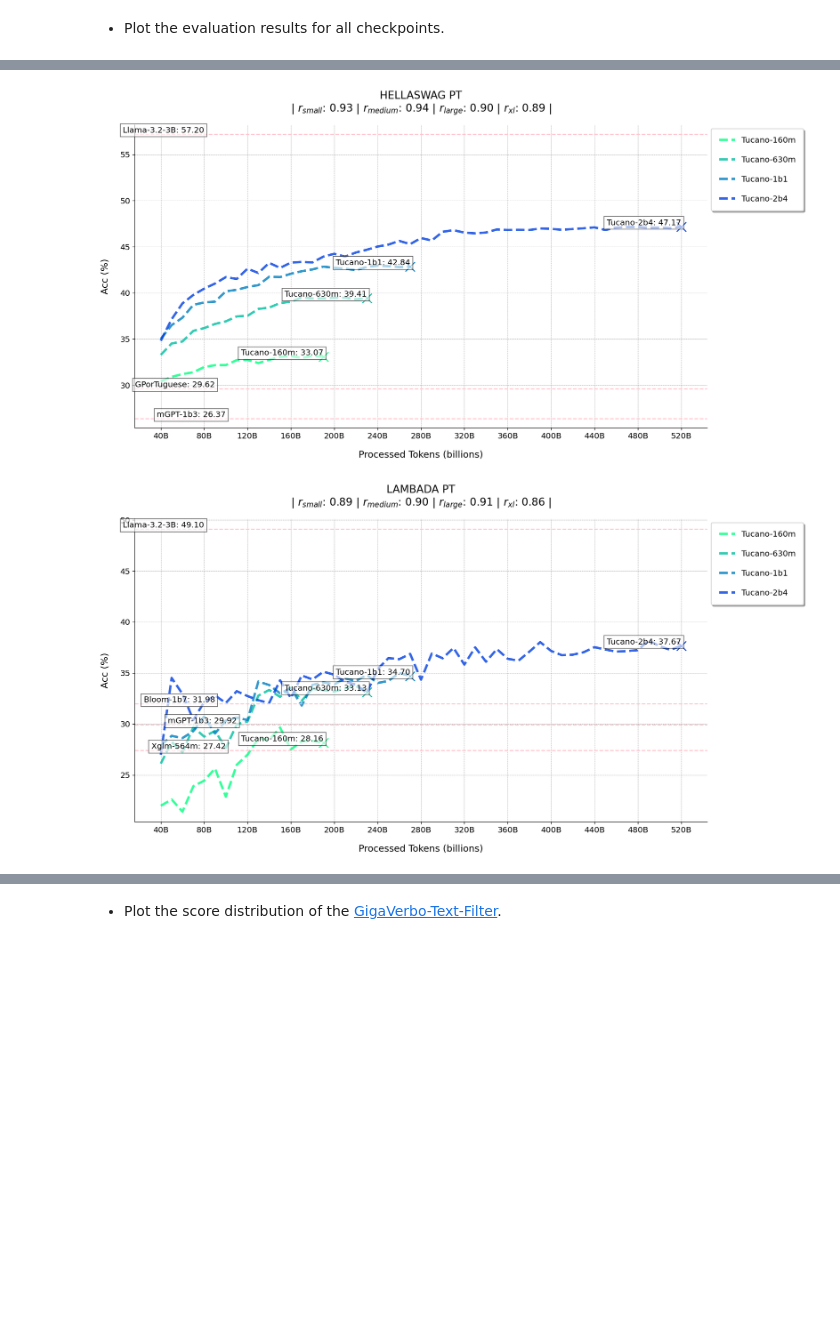
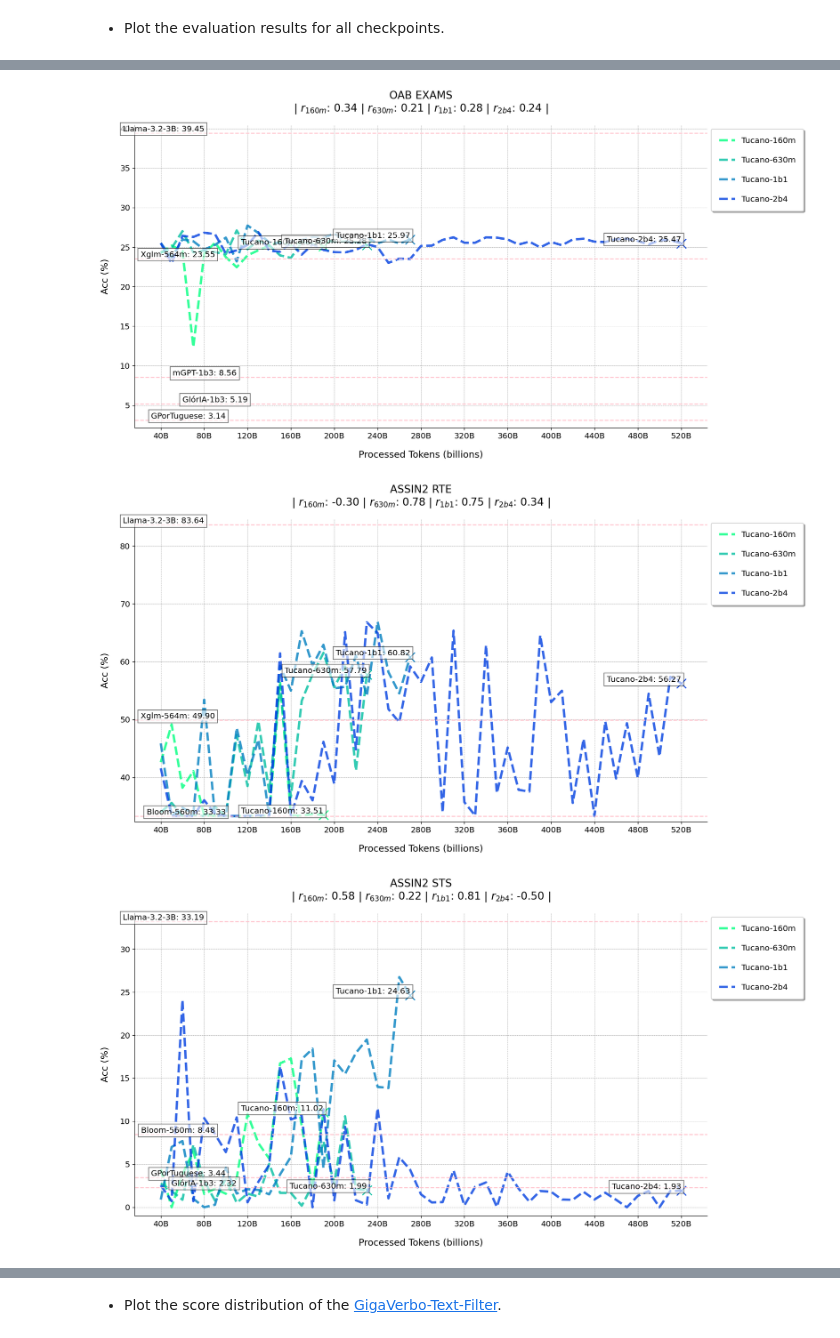
Before and after one commit to Nkluge-correa/Tucano, a Jupyter notebook: logs/logs-and-plots.ipynb, the cells around one changed output, grey strips where cells are left out. Drawn from its saved outputs; the diff is of its cells as text; code cells hidden in the pictures; blank space fills up the shorter version.

```diff
--- a/logs/logs-and-plots.ipynb
+++ b/logs/logs-and-plots.ipynb
@@ -111,13 +111,13 @@ benchmarks_to_remove = [
 
 
 df_small = pd.read_csv('./evals/EVALS-160m.csv')
-df_small = df_small.drop(columns=benchmarks_to_remove)
+#df_small = df_small.drop(columns=benchmarks_to_remove)
 df_medium = pd.read_csv('./evals/EVALS-630m.csv')
-df_medium = df_medium.drop(columns=benchmarks_to_remove)
+#df_medium = df_medium.drop(columns=benchmarks_to_remove)
 df_large = pd.read_csv('./evals/EVALS-1b1.csv')
-df_large = df_large.drop(columns=benchmarks_to_remove)
+#df_large = df_large.drop(columns=benchmarks_to_remove)
 df_xl = pd.read_csv('./evals/EVALS-2b4.csv')
-df_xl = df_xl.drop(columns=benchmarks_to_remove)
+#df_xl = df_xl.drop(columns=benchmarks_to_remove)
 
 # For the xl model, we need to manipulate the step column to match the other models,
 # given that it was trained with a batch size half the size of the other models.
@@ -452,7 +452,7 @@ for benchmark in benchmarks:
     correlation_large = np.corrcoef([10.5e9 * i for i in range(1, len(scores_large)+1)], scores_large)[0, 1]
     correlation_xl = np.corrcoef([10.5e9 * i for i in range(1, len(scores_xl)+1)], scores_xl)[0, 1]
 
-    plt.title(f"{benchmark.upper().replace('_', ' ')}\n| $r_{'{small}'}$: {correlation_small:.2f} | $r_{'{medium}'}$: {correlation_medium:.2f} | $r_{'{large}'}$: {correlation_large:.2f} | $r_{'{xl}'}$: {correlation_xl:.2f} |", fontsize=16, pad=20)
+    plt.title(f"{benchmark.upper().replace('_', ' ')}\n| $r_{'{160m}'}$: {correlation_small:.2f} | $r_{'{630m}'}$: {correlation_medium:.2f} | $r_{'{1b1}'}$: {correlation_large:.2f} | $r_{'{2b4}'}$: {correlation_xl:.2f} |", fontsize=16, pad=20)
 
     ax = plt.gca()
     ax.spines['top'].set_visible(False)
@@ -468,2 +468,3 @@ for benchmark in benchmarks:
-[figure, old version]
+[figure, new version]
-[figure, old version]
+[figure, new version]
+[figure, added]
```
Also changed, not shown: parts of 3 cells of this notebook, 35 other files.
